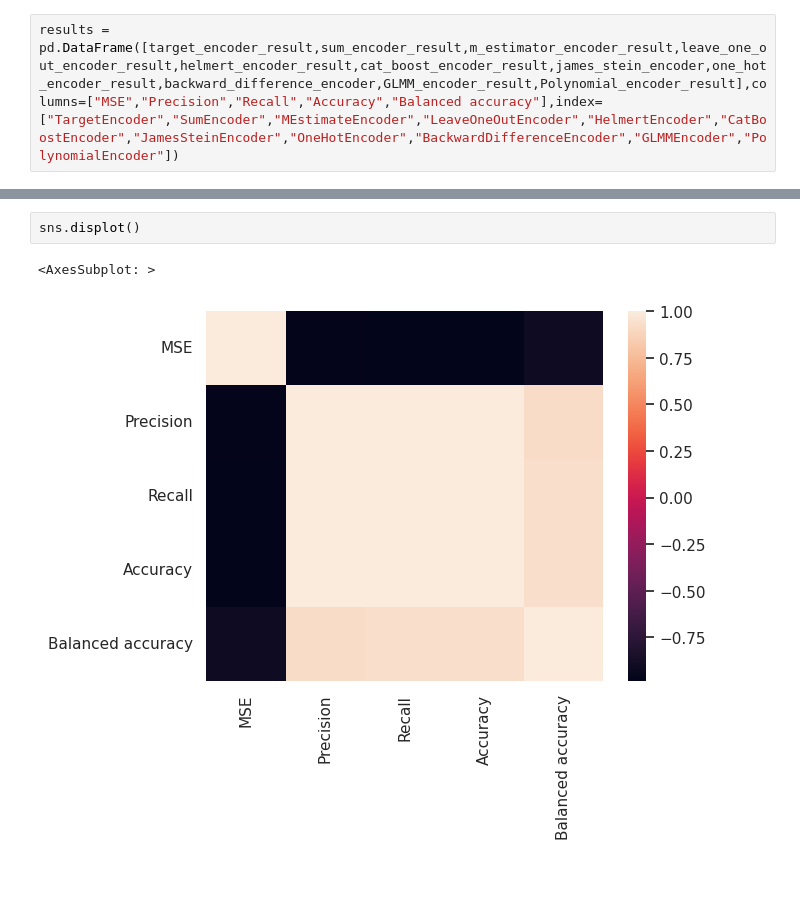
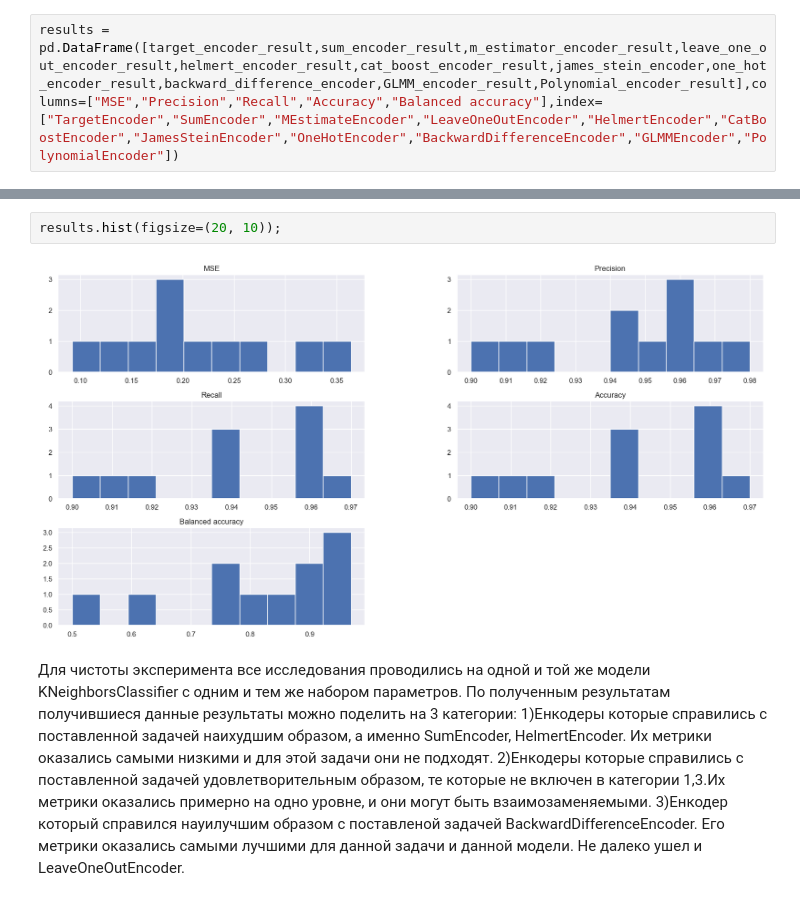
Before and after one commit to MonyaS/Hilell_tasks, a Jupyter notebook: лекция 7/task 7.ipynb, the cells around one changed output, grey strips where cells are left out. Drawn from its saved outputs; the diff is of its cells as text.

```diff
--- a/лекция 7/task 7.ipynb
+++ b/лекция 7/task 7.ipynb
@@ -359,5 +359,10 @@ sns.histplot(results["MSE"])
-# %%
-sns.displot()
-# %% [output]
-<AxesSubplot: >
-[figure, removed]
+# %%
+results.hist(figsize=(20, 10));
+# %% [output]
+[figure, added]
+# %% [markdown]
+Для чистоты эксперимента все исследования проводились на одной и той же модели KNeighborsClassifier с одним и тем же набором параметров.
+По полученным результатам получившиеся данные результаты можно поделить на 3 категории:
+    1)Енкодеры которые справились с поставленной задачей наихудшим образом, а именно SumEncoder, HelmertEncoder. Их метрики оказались самыми низкими и для этой задачи они не подходят.
+    2)Енкодеры которые справились с поставленной задачей удовлетворительным образом, те которые не включен в категории 1,3.Их метрики оказались примерно на одно уровне, и они могут быть взаимозаменяемыми.
+    3)Енкодер который справился науилучшим образом с поставленой задачей BackwardDifferenceEncoder. Его метрики оказались самыми лучшими для данной задачи и данной модели. Не далеко ушел и LeaveOneOutEncoder.
```
Also changed, not shown: parts of 3 cells of this notebook.
